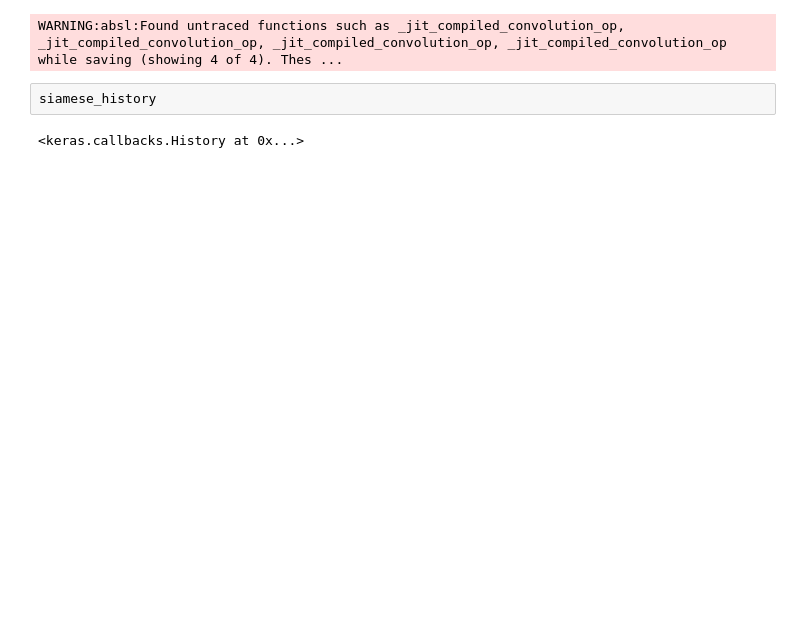
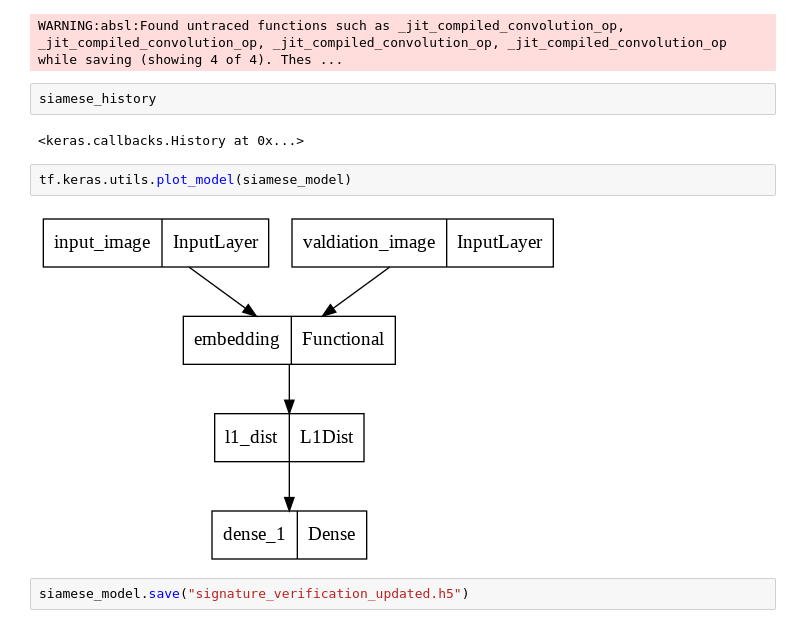
Before and after one commit to Garuooo/Signature-Verification, a Jupyter notebook: one_shot_sginature_verification.ipynb, the cells around one changed output. Saved outputs shown, nothing was run; the diff lists cells and outputs as text; blank space fills up the shorter version.

```diff
--- a/one_shot_sginature_verification.ipynb
+++ b/one_shot_sginature_verification.ipynb
@@ -387,3 +374,9 @@ WARNING:absl:Found untraced functions such as _jit_compiled_convolution_op, _jit
 siamese_history
 # %% [output]
 <keras.callbacks.History at 0x...>
+# %%
+tf.keras.utils.plot_model(siamese_model)
+# %% [output]
+[figure, added]
+# %%
+siamese_model.save("signature_verification_updated.h5")
```
Also changed, not shown: parts of 15 cells of this notebook.
